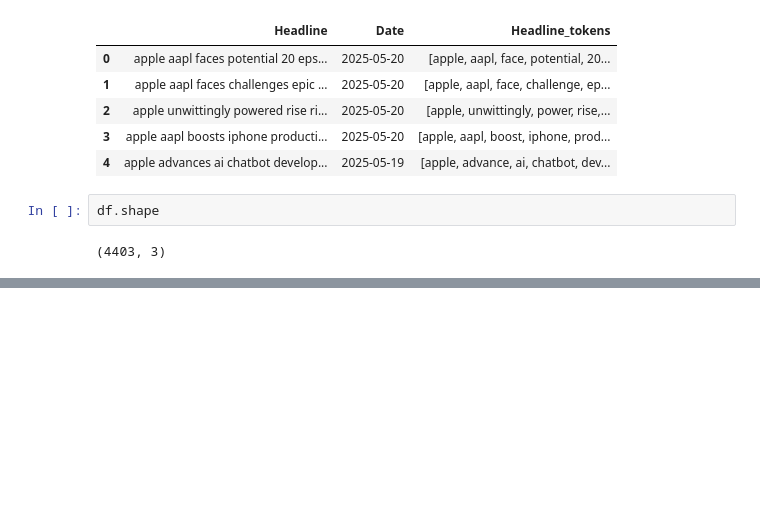
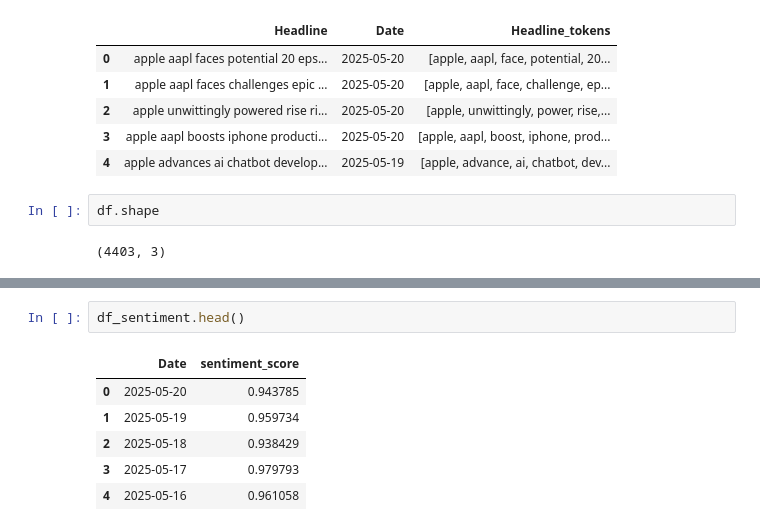
Before and after one commit to vivek34561/Stock-Price-Prediction., a Jupyter notebook: Sentiment_analysis.ipynb, the cells around one changed output, grey strips where cells are left out. Drawn from its saved outputs; the diff is of its cells as text; blank space fills up the shorter version.

```diff
--- a/Sentiment_analysis.ipynb
+++ b/Sentiment_analysis.ipynb
@@ -272,0 +316,9 @@ df['sentiment_score'] = df['clean_text'].apply(lambda x: sentiment_model(x)[0]['
+# %%
+df_sentiment.head()
+# %% [output]
+|  | Date | sentiment_score |
+| 0 | 2025-05-20 | 0.943785 |
+| 1 | 2025-05-19 | 0.959734 |
+| 2 | 2025-05-18 | 0.938429 |
+| 3 | 2025-05-17 | 0.979793 |
+| 4 | 2025-05-16 | 0.961058 |
```
Also changed, not shown: parts of 8 cells of this notebook, 1 other file.
